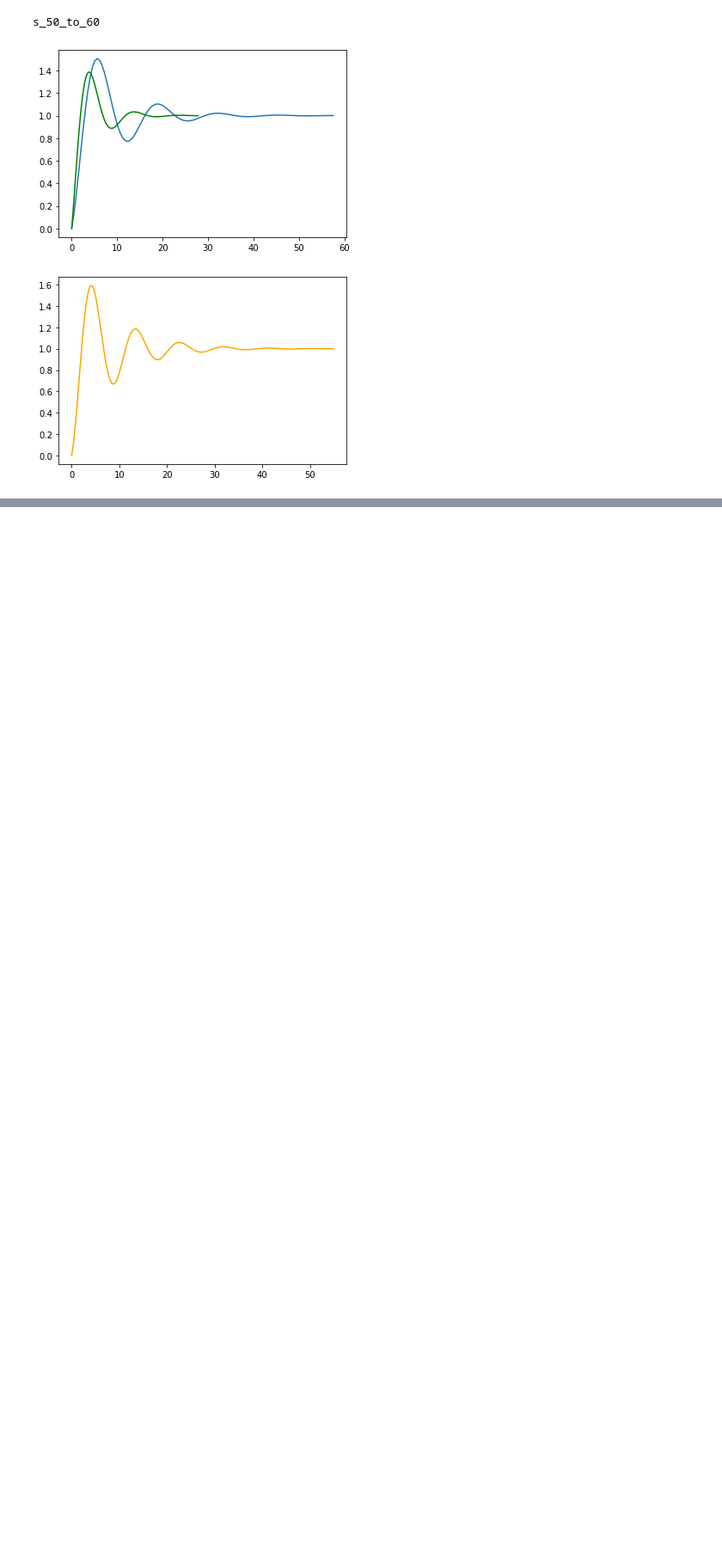
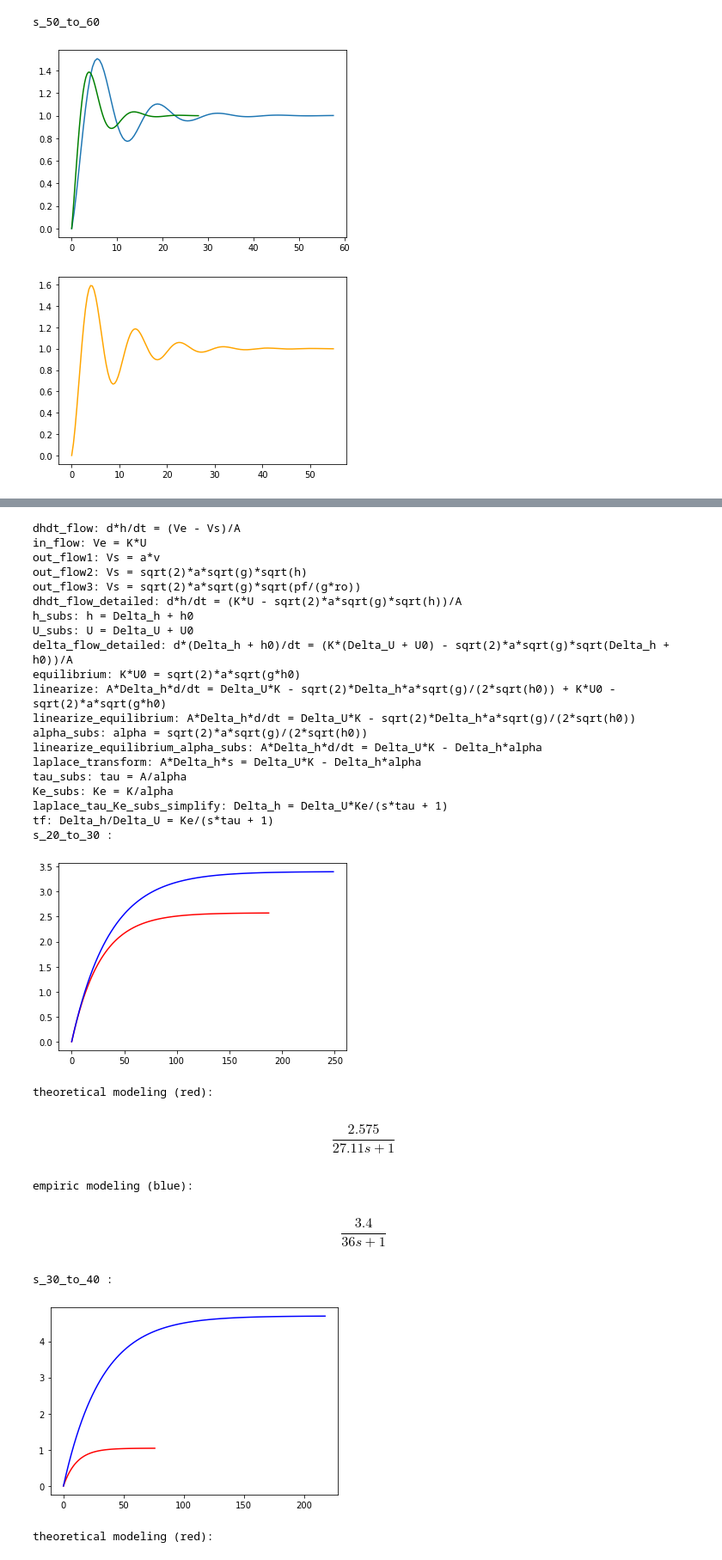
Before and after one commit to duperpara/college_crap, a Jupyter notebook: piv/Untitled1.ipynb, the cells around one changed output, grey strips where cells are left out. Shown: that part at 86% size. Drawn from its saved outputs; the diff is of its cells as text; code cells hidden in the pictures; blank space fills up the shorter version.

```diff
--- a/piv/Untitled1.ipynb
+++ b/piv/Untitled1.ipynb
@@ -197 +201,49 @@ S0=50.42299404282671%, Ereg=0.07483886927044381%, ta=20.892624078562484s
 [figure]
+# %%
+from modeling import flow_rate_equations, evaluate_tf_constants
+
+flw_eqs = flow_rate_equations()
+
+for name, h in {"s_20_to_30": 0.065, "s_30_to_40": 0.0107, "s_40_to_50": 0.0142, "s_50_to_60": 0.0201}.items():
+
+    theo_tf_symp = evaluate_tf_constants(flw_eqs, h0=h, a=4.037088288e-5, A=0.009506, K=0.0009027)
+    theo_tf_K = float(theo_tf_symp.args[0])
+    theo_tf_tau = float(theo_tf_symp.args[1].base.args[1].args[0])
+    theo_tf = control.tf(theo_tf_K, [theo_tf_tau, 1])
+    print(name, ':')
+    plt.plot(*control.step_response(theo_tf), color='red')
+    plt.plot(*control.step_response(data.get(name).get('tf')), color='blue')
+    plt.show()
+    print("theoretical modeling (red):")
+    display(theo_tf)
+    print("empiric modeling (blue):")
+    display(data.get(name).get('tf'))
+# %% [output]
+dhdt_flow: d*h/dt = (Ve - Vs)/A
+in_flow: Ve = K*U
+out_flow1: Vs = a*v
+out_flow2: Vs = sqrt(2)*a*sqrt(g)*sqrt(h)
+out_flow3: Vs = sqrt(2)*a*sqrt(g)*sqrt(pf/(g*ro))
+dhdt_flow_detailed: d*h/dt = (K*U - sqrt(2)*a*sqrt(g)*sqrt(h))/A
+h_subs: h = Delta_h + h0
+U_subs: U = Delta_U + U0
+delta_flow_detailed: d*(Delta_h + h0)/dt = (K*(Delta_U + U0) - sqrt(2)*a*sqrt(g)*sqrt(Delta_h + h0))/A
+equilibrium: K*U0 = sqrt(2)*a*sqrt(g*h0)
+linearize: A*Delta_h*d/dt = Delta_U*K - sqrt(2)*Delta_h*a*sqrt(g)/(2*sqrt(h0)) + K*U0 - sqrt(2)*a*sqrt(g*h0)
+linearize_equilibrium: A*Delta_h*d/dt = Delta_U*K - sqrt(2)*Delta_h*a*sqrt(g)/(2*sqrt(h0))
+alpha_subs: alpha = sqrt(2)*a*sqrt(g)/(2*sqrt(h0))
+linearize_equilibrium_alpha_subs: A*Delta_h*d/dt = Delta_U*K - Delta_h*alpha
+laplace_transform: A*Delta_h*s = Delta_U*K - Delta_h*alpha
+tau_subs: tau = A/alpha
+Ke_subs: Ke = K/alpha
+laplace_tau_Ke_subs_simplify: Delta_h = Delta_U*Ke/(s*tau + 1)
+tf: Delta_h/Delta_U = Ke/(s*tau + 1)
+s_20_to_30 :
+[figure, added]
+theoretical modeling (red):
+$$\frac{2.575}{27.11 s + 1}$$
+empiric modeling (blue):
+$$\frac{3.4}{36 s + 1}$$
+s_30_to_40 :
+[figure, added]
+theoretical modeling (red):
```
Also changed, not shown: parts of 4 cells of this notebook, 3 other files.
